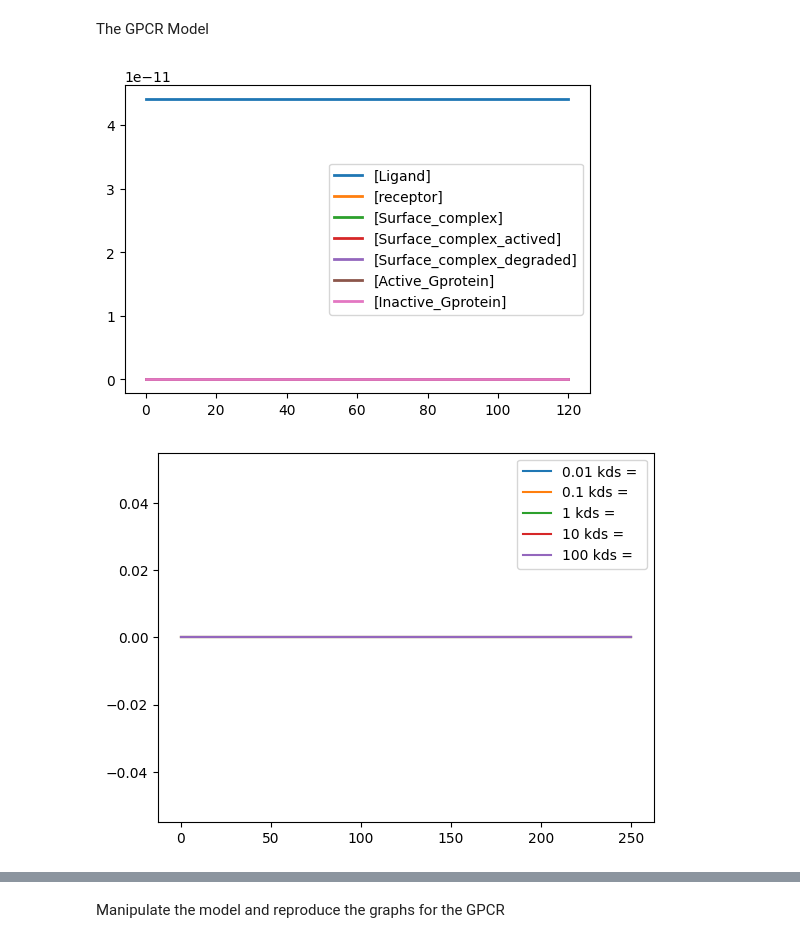
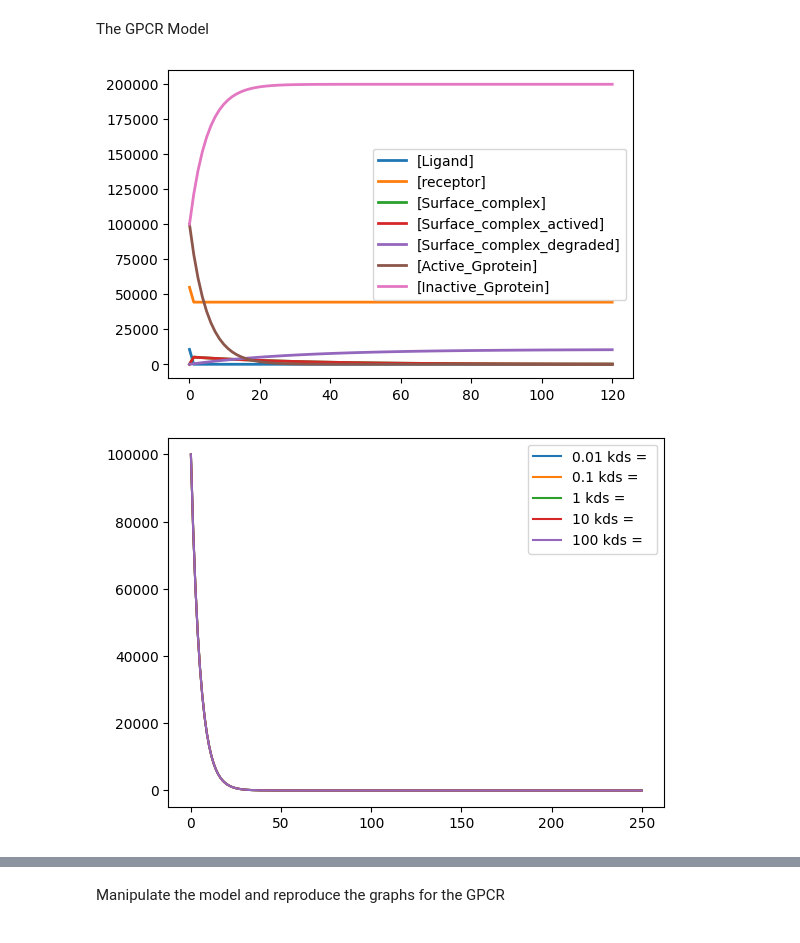
Before and after one commit to Ara101/Recapitulating-Shankaran2007-GPCR-model, a Jupyter notebook: GPCR_model/Shankaran_model.ipynb, the cells around one changed output, grey strips where cells are left out. Saved outputs shown, nothing was run; the diff lists cells and outputs as text; code cells hidden in the pictures.

```diff
--- a/GPCR_model/Shankaran_model.ipynb
+++ b/GPCR_model/Shankaran_model.ipynb
@@ -18,7 +18,7 @@ Surface_receptor -> Interalized_receptor; Surface_receptor*kt
 
 Surface_complex -> Internalized_complex; Surface_complex*ke
 
-Ligand  = 0.01*Kd
+Ligand  = 0.01*Kd + 5961
 Surface_receptor = Rt
 Surface_complex = 0
 
@@ -56,27 +56 @@ print(count)
 6
-# %%
-# combind ligand and receptor
-shankaran_model_EGFR = te.loada("""
-Ligand_receptor -> Surface_complex; Ligand_receptor*kon
-Surface_complex -> Ligand_receptor; Surface_complex*koff
-
-New_receptor -> Ligand_receptor; New_receptor*Vr
-Ligand_receptor -> Internailzed_Ligand_receptor; Ligand_receptor*kt
-
-Surface_complex -> Internalized_complex; Surface_complex*ke
-
-Ligand_receptor = 5961
-
-kon = 0.097
-koff = 0.24
-
-kt = 0.02
-ke = 0.15
-Vr = kt*Rt
-
-Rt = 200000
-V = 0.0000000004
-""")
-shankaran_model_EGFR.reset()
-m = shankaran_model_EGFR.simulate(0, 120, 100)
-shankaran_model_EGFR.plot()
@@ -158,42 +85,43 @@ Surface_complex_actived -> Surface_complex; Surface_complex_actived*krr
 
 Surface_complex_actived -> Surface_complex_degraded; Surface_complex_actived*kds
 
-Surface_complex_actived -> Active_Gprotein; Surface_complex_actived*ka
+Surface_complex_actived -> 2Active_Gprotein; Surface_complex_actived*ka
 
 Active_Gprotein -> Inactive_Gprotein; Active_Gprotein*ki
 Inactive_Gprotein -> Active_Gprotein; Inactive_Gprotein*ka
 
-Ligand = 0.01*Kd
-Receptor = RT
+Ligand = 0.01*Kd + 10612
+receptor = RT
 Surface_complex = 0
+Active_Gprotein = 100000
+Inactive_Gprotein = Active_Gprotein
 
 kon = 84000000
 koff = 0.37
 Kd = koff/kon
 kfr = 10
 krr = 10
 kds = 0.065
 ka = 0.0000001
 ki = 0.2
 
-Ligand_receptor = 10612
 V = 0.0000000004
 RT = 55000
 GT = 100000
 """)
 shankaran_model_GPCR.resetToOrigin()
 GPCR_model = shankaran_model_GPCR.simulate(0,120,100)
 shankaran_model_GPCR.plot()
 
 shankaran_model_GPCR.resetAll()
 for i in [10**-2, 10**-1, 10**0, 10**1, 10**2]:
     shankaran_model_GPCR.resetToOrigin()
     shankaran_model_GPCR.kds = 0.065*i
     result = shankaran_model_GPCR.simulate(0, 250, 200,['time','Active_Gprotein'])
     plt.plot(result[:,0],result[:,1], label = '%s kds = ' %i)
 
 plt.legend()
 plt.show()
 # %% [output]
-[figure, old version]
+[figure, new version]
-[figure, old version]
+[figure, new version]
```
Also changed, not shown: parts of 6 cells of this notebook.
